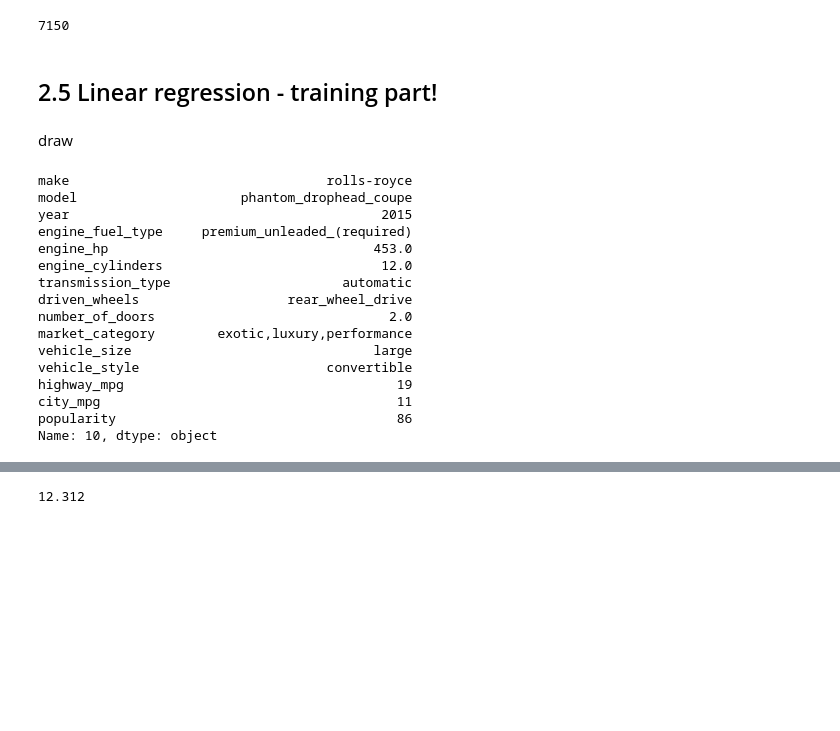
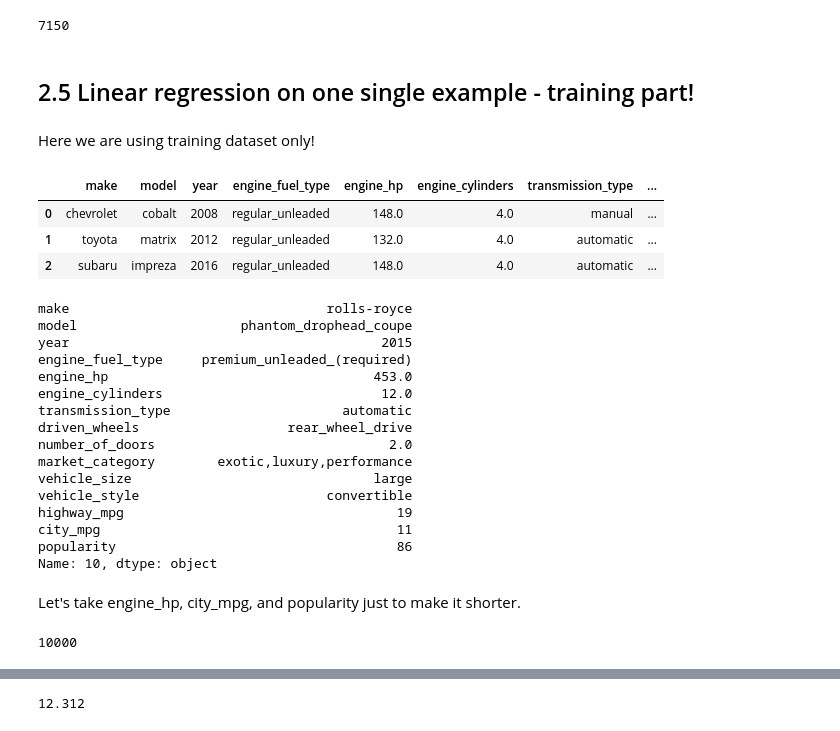
Before and after one commit to ekhlebus/ml-zoomcamp, a Jupyter notebook: 02-regression_car_price_prediction/ML_regression.ipynb, the cells around one changed output, grey strips where cells are left out. Drawn from its saved outputs; the diff is of its cells as text; code cells hidden in the pictures; blank space fills up the shorter version.

```diff
--- a/02-regression_car_price_prediction/ML_regression.ipynb
+++ b/02-regression_car_price_prediction/ML_regression.ipynb
@@ -332,25 +330,35 @@ len(y_train)
 # %% [output]
 7150
 # %% [markdown]
-## 2.5 Linear regression - training part!
+## 2.5 Linear regression on one single example - training part!
-# %% [markdown]
-draw
-# %%
-df_train.iloc[10]
-# %% [output]
-make                                 rolls-royce
-model                     phantom_drophead_coupe
-year                                        2015
-engine_fuel_type     premium_unleaded_(required)
-engine_hp                                  453.0
-engine_cylinders                            12.0
-transmission_type                      automatic
-driven_wheels                   rear_wheel_drive
-number_of_doors                              2.0
-market_category        exotic,luxury,performance
-vehicle_size                               large
-vehicle_style                        convertible
-highway_mpg                                   19
-city_mpg                                      11
-popularity                                    86
-Name: 10, dtype: object
+# %% [markdown]
+Here we are using training dataset only!
+# %%
+df_train.head(3)
+# %% [output]
+|  | make | model | year | engine_fuel_type | engine_hp | engine_cylinders | transmission_type | ... |
+| 0 | chevrolet | cobalt | 2008 | regular_unleaded | 148.0 | 4.0 | manual | ... |
+| 1 | toyota | matrix | 2012 | regular_unleaded | 132.0 | 4.0 | automatic | ... |
+| 2 | subaru | impreza | 2016 | regular_unleaded | 148.0 | 4.0 | automatic | ... |
+# %%
+# Let's look at the 10th row of the training dataset
+df_train.iloc[10]
+# %% [output]
+make                                 rolls-royce
+model                     phantom_drophead_coupe
+year                                        2015
+engine_fuel_type     premium_unleaded_(required)
+engine_hp                                  453.0
+engine_cylinders                            12.0
+transmission_type                      automatic
+driven_wheels                   rear_wheel_drive
+number_of_doors                              2.0
+market_category        exotic,luxury,performance
+vehicle_size                               large
+vehicle_style                        convertible
+highway_mpg                                   19
+city_mpg                                      11
+popularity                                    86
+Name: 10, dtype: object
+# %% [markdown]
+Let's take engine_hp, city_mpg, and popularity just to make it shorter.
@@ -356,0 +372,4 @@ Name: 10, dtype: object
+# %%
+g(xi)
+# %% [output]
+10000
```
Also changed, not shown: parts of 44 cells of this notebook.
